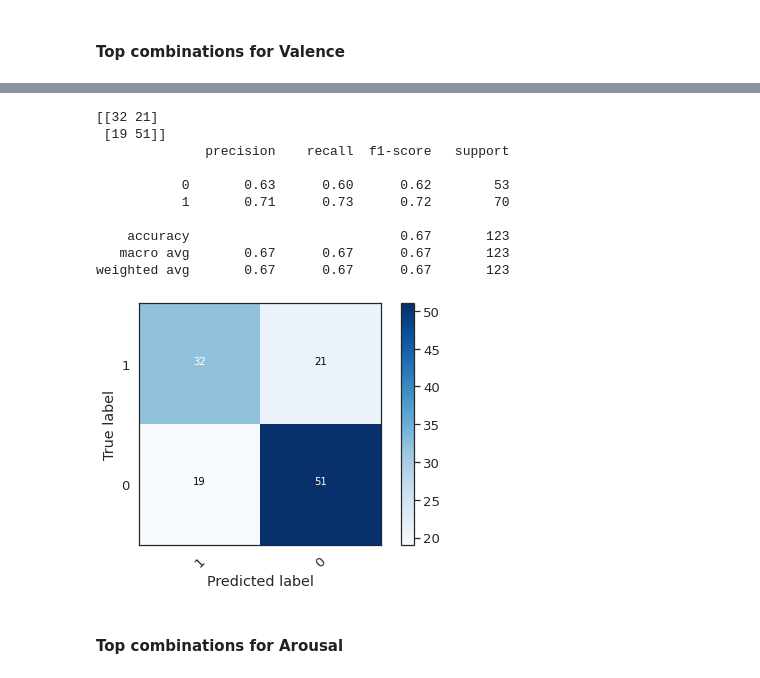
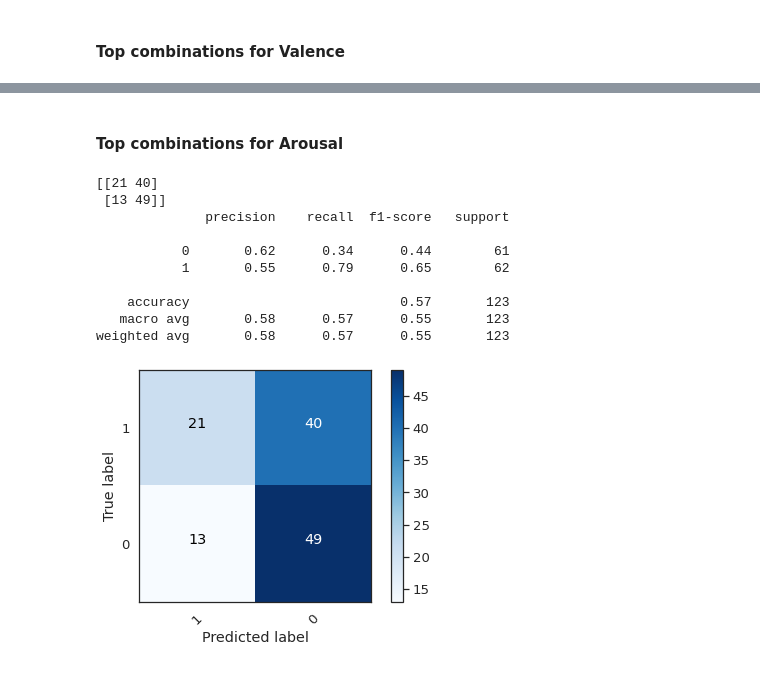
Before and after one commit to tuengominh/deap-eeg-classification, a Jupyter notebook: eeg_based_emotion_classification.ipynb, the cells around one changed output, grey strips where cells are left out. Cells and saved outputs as stored; diff of their text form; code cells hidden in the pictures.

```diff
--- a/eeg_based_emotion_classification.ipynb
+++ b/eeg_based_emotion_classification.ipynb
@@ -1641,16 +1575,16 @@ weighted avg       0.68      0.68      0.68       123
-# %%
-plot_cm('theta', 'central', 'valence', 'knn')
-# %% [output]
-[[32 21]
- [19 51]]
-              precision    recall  f1-score   support
-
-           0       0.63      0.60      0.62        53
-           1       0.71      0.73      0.72        70
-
-    accuracy                           0.67       123
-   macro avg       0.67      0.67      0.67       123
-weighted avg       0.67      0.67      0.67       123
-[figure, removed]
 # %% [markdown]
 #### Top combinations for Arousal
+# %%
+plot_cm('theta', 'central', 'arousal', 'mlp')
+# %% [output]
+[[21 40]
+ [13 49]]
+              precision    recall  f1-score   support
+
+           0       0.62      0.34      0.44        61
+           1       0.55      0.79      0.65        62
+
+    accuracy                           0.57       123
+   macro avg       0.58      0.57      0.55       123
+weighted avg       0.58      0.57      0.55       123
+[figure, added]
```
Also changed, not shown: parts of 43 cells of this notebook.
